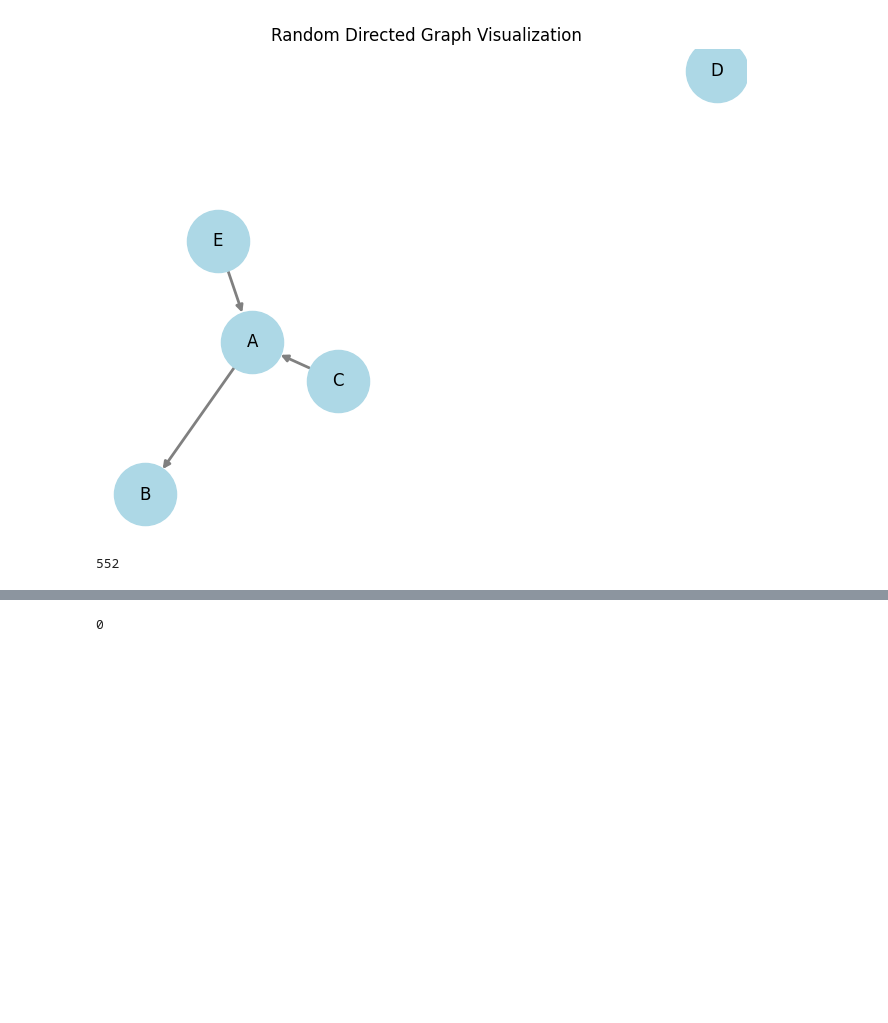
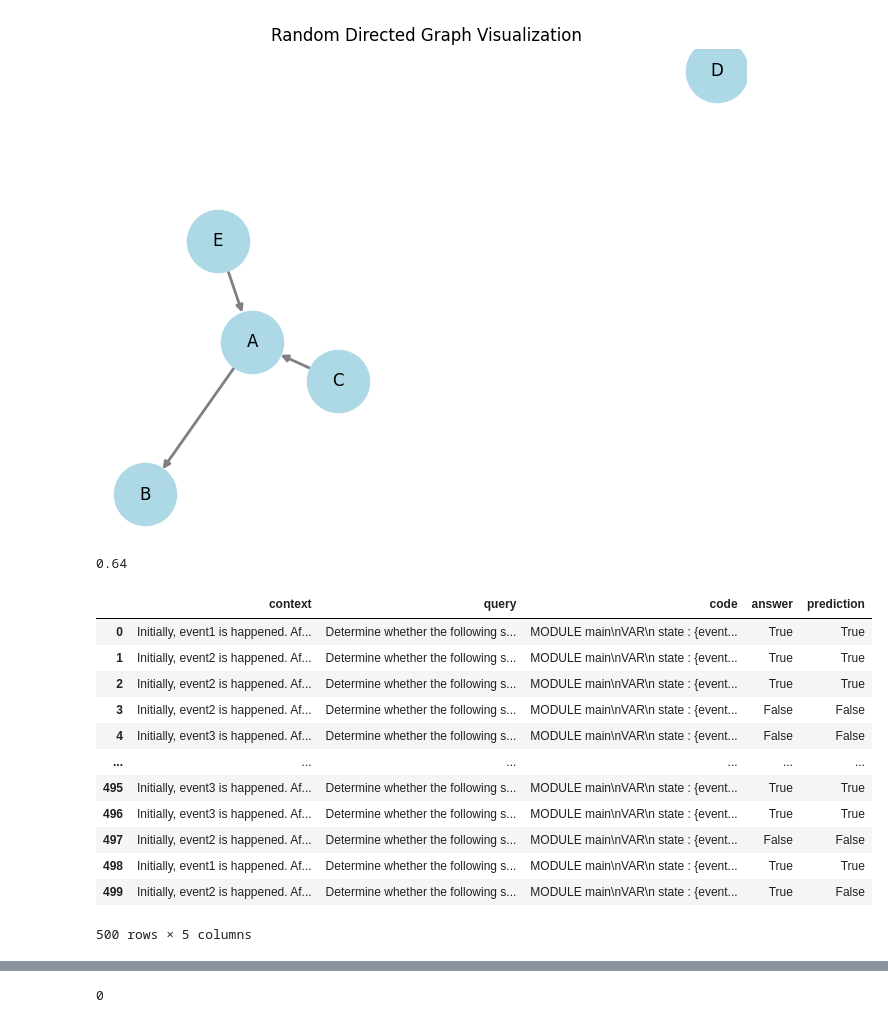
Before and after one commit to RutaTang/LTLBench, a Jupyter notebook: analysis.ipynb, the cells around one changed output, grey strips where cells are left out. Drawn from its saved outputs; the diff is of its cells as text; code cells hidden in the pictures; blank space fills up the shorter version.

```diff
--- a/analysis.ipynb
+++ b/analysis.ipynb
@@ -59,8 +59,24 @@ visualize_directed_graph(random_directed_graph)
 from src.utils.file import get_evaluation_file_path, get_data_file_path
 import pandas as pd
 
-data = pd.read_csv(get_evaluation_file_path("gemma:7b-instruct"))
-len(data[data['answer'] == data['prediction']])
+data = pd.read_csv(get_evaluation_file_path(event_n=3,formula_n=3,count=100,model="gpt-4"))
+len(data[data['answer'] == data['prediction']])/len(data)
 # %% [output]
-552
+0.64
+# %%
+data
+# %% [output]
+|  | context | query | code | answer | prediction |
+| 0 | Initially, event1 is happened. Af... | Determine whether the following s... | MODULE main\nVAR\n state : {event... | True | True |
+| 1 | Initially, event2 is happened. Af... | Determine whether the following s... | MODULE main\nVAR\n state : {event... | True | True |
+| 2 | Initially, event2 is happened. Af... | Determine whether the following s... | MODULE main\nVAR\n state : {event... | True | True |
+| 3 | Initially, event2 is happened. Af... | Determine whether the following s... | MODULE main\nVAR\n state : {event... | False | False |
+| 4 | Initially, event3 is happened. Af... | Determine whether the following s... | MODULE main\nVAR\n state : {event... | False | False |
+| ... | ... | ... | ... | ... | ... |
+| 495 | Initially, event3 is happened. Af... | Determine whether the following s... | MODULE main\nVAR\n state : {event... | True | True |
+| 496 | Initially, event3 is happened. Af... | Determine whether the following s... | MODULE main\nVAR\n state : {event... | True | True |
+| 497 | Initially, event2 is happened. Af... | Determine whether the following s... | MODULE main\nVAR\n state : {event... | False | False |
+| 498 | Initially, event1 is happened. Af... | Determine whether the following s... | MODULE main\nVAR\n state : {event... | True | True |
+| 499 | Initially, event2 is happened. Af... | Determine whether the following s... | MODULE main\nVAR\n state : {event... | True | False |
+500 rows × 5 columns
 # %%
```
Also changed, not shown: parts of 1 cell of this notebook, 22 other files.
